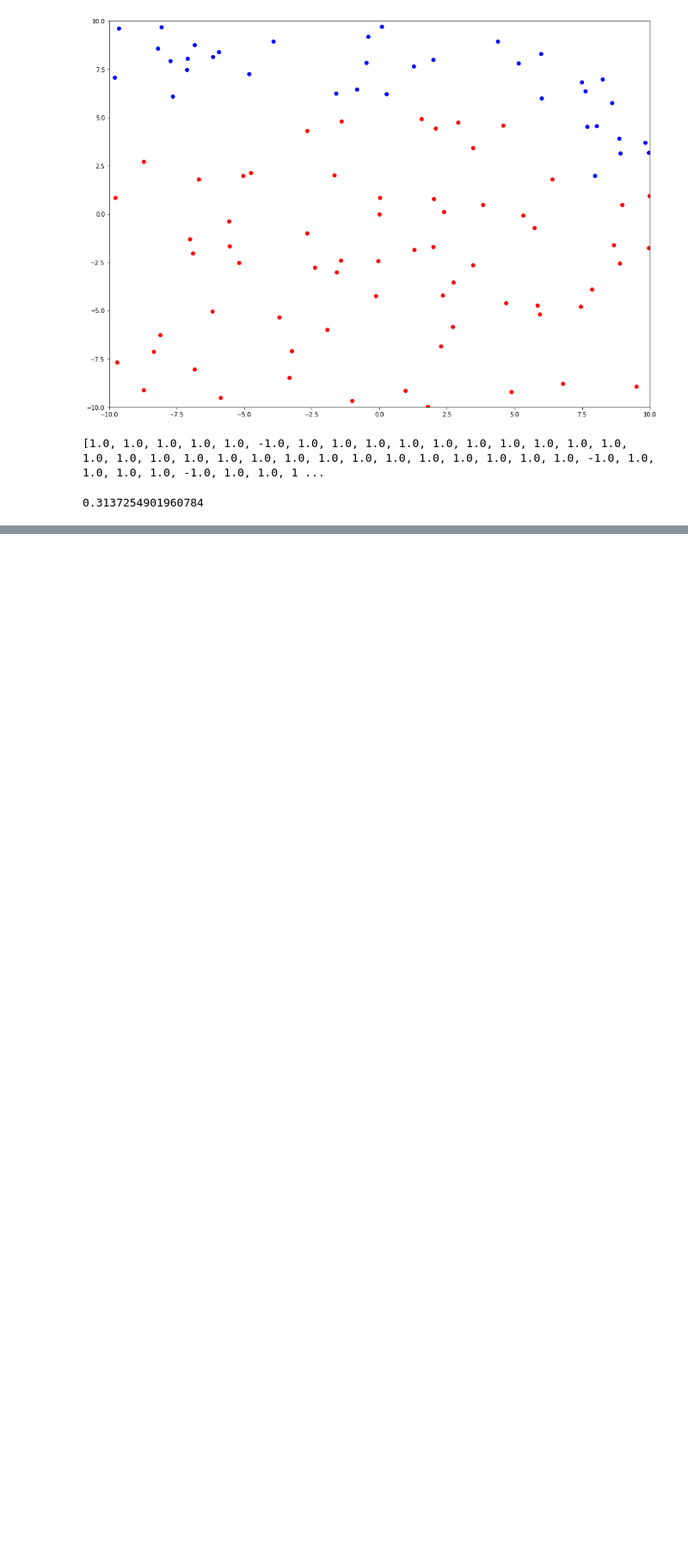
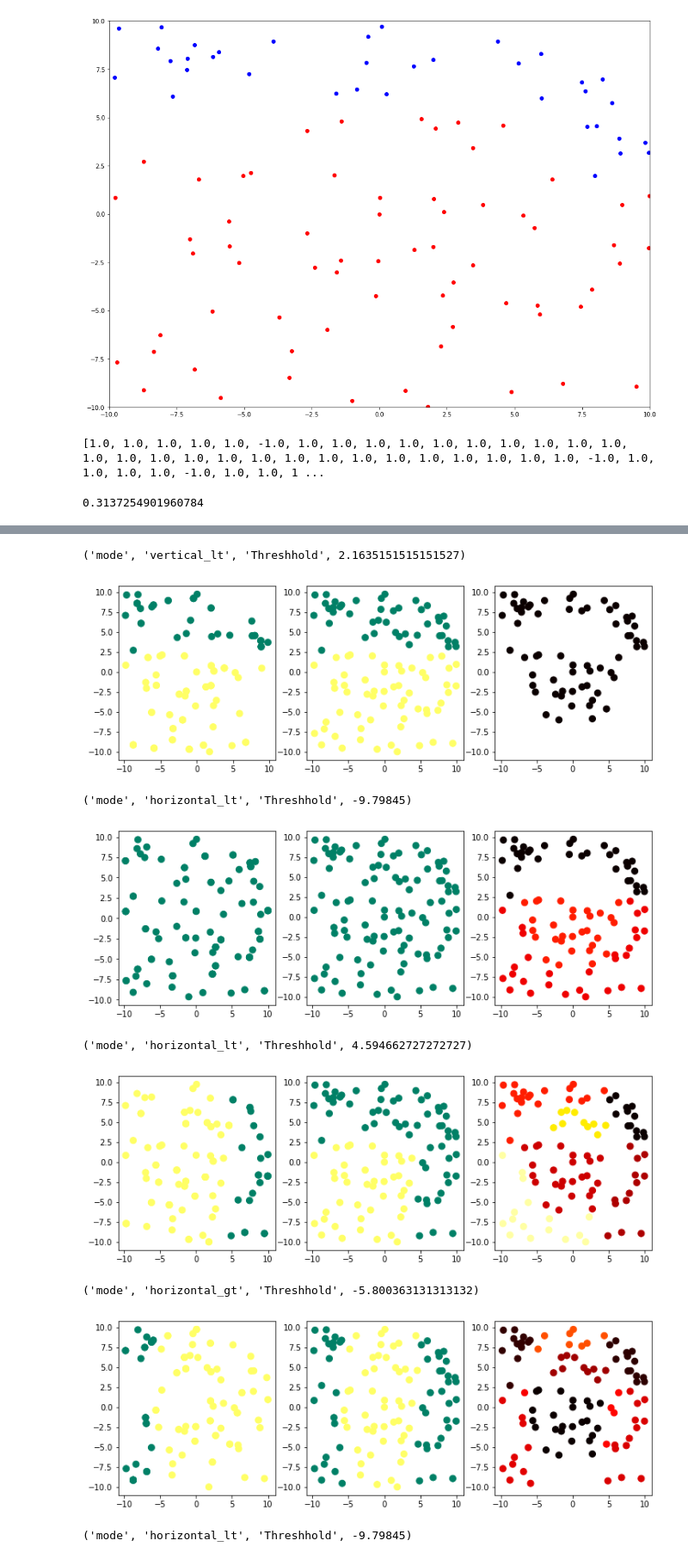
Before and after one commit to LuqmanSatrio/ML, a Jupyter notebook: Übungen/Übung5/Untitled.ipynb, the cells around one changed output, grey strips where cells are left out. Shown at 86% size. Cells and saved outputs as stored; diff of their text form; code cells hidden in the pictures; blank space fills up the shorter version.

```diff
--- a/Übungen/Übung5/Untitled.ipynb
+++ b/Übungen/Übung5/Untitled.ipynb
@@ -158,0 +273,59 @@ empiric_error_rate(classified_point[0:40],classified_point[40:])
+# %%
+def ensamble_pred(X, ensemble):
+    N = X.shape[0]
+    A0  =np.zeros(N)
+    A1  =np.zeros(N)
+    for p, a in ensemble:
+        pred = p.predict(X)
+        A0[pred==0] +=a
+        A1[pred==1] +=a
+    return (A1>A0).astype(np.float)
+# %%
+#Adaboost
+rng = np.random.RandomState(0)
+N = X.shape[0]
+subsample_size = N
+T = 50
+D = np.ones(N)/X.shape[0] # initial distribution
+ind = rng.choice(X.shape[0], size=(subsample_size,), p=D)
+X_ = X[ind]
+y_ = Y[ind]
+ensemble = []
+for t in range(T):
+    week_pred_t = FlatCut()
+    week_pred_t.fit(X_,y_)
+
+    pred = week_pred_t.predict(X)
+    errors = (pred!= Y).astype(np.float)
+    error_w = errors * D
+    eps_t = max(error_w.sum(), 1e-6)
+
+    alpha = 0.5 * np.log((1-eps_t) / eps_t)
+
+    D *= np.exp( (errors - 0.5) * 2.0 * alpha)
+    D /= D.sum()
+
+    ensemble.append((week_pred_t,alpha))
+    #visualise
+    figure(1, (12,4))
+    subplot(1,3,1)
+    scatter(X_[:,0], X_[:,1], c=week_pred_t.predict(X_), cmap='summer', s=64)
+    subplot(1,3,2)
+    scatter(X[:,0], X[:,1], c=ensamble_pred(X, ensemble), cmap='summer', s=64)
+    subplot(1,3,3)
+    scatter(X[:,0], X[:,1], c=D, cmap='hot', s=64)
+    show()
+
+    ind = rng.choice(N, size=(subsample_size,), p=D)
+    X_ = X[ind]
+    y_ = Y[ind]
+# %% [output]
+('mode', 'vertical_lt', 'Threshhold', 2.1635151515151527)
+[figure, added]
+('mode', 'horizontal_lt', 'Threshhold', -9.79845)
+[figure, added]
+('mode', 'horizontal_lt', 'Threshhold', 4.594662727272727)
+[figure, added]
+('mode', 'horizontal_gt', 'Threshhold', -5.800363131313132)
+[figure, added]
+('mode', 'horizontal_lt', 'Threshhold', -9.79845)
```
Also changed, not shown: parts of 20 cells of this notebook.
